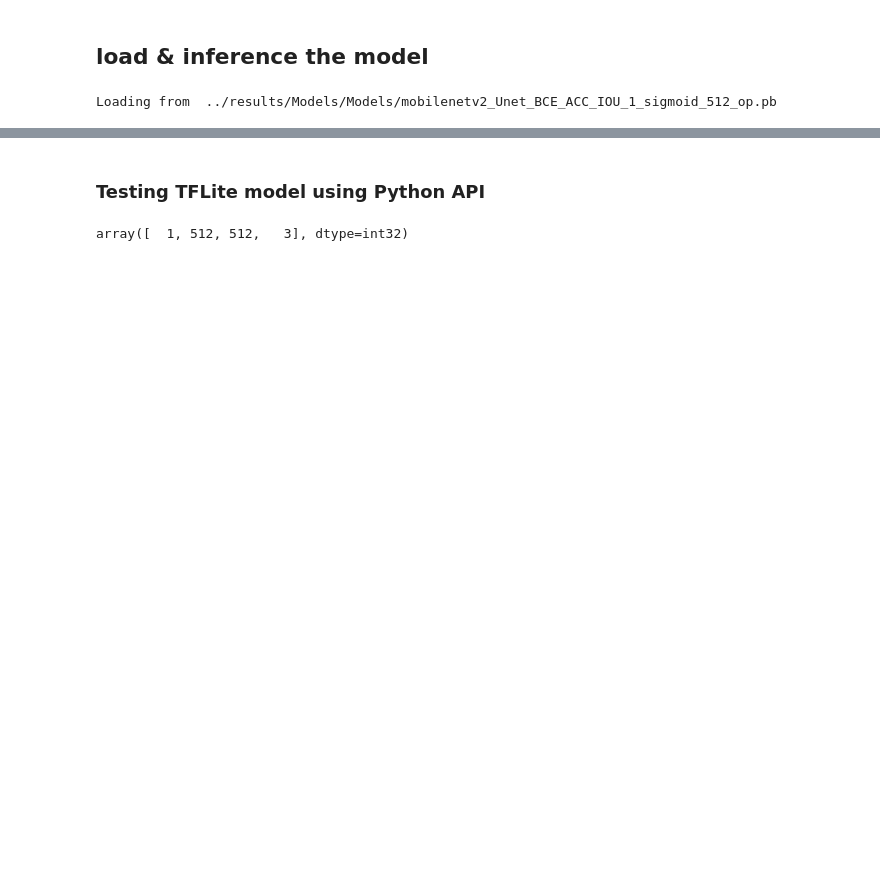
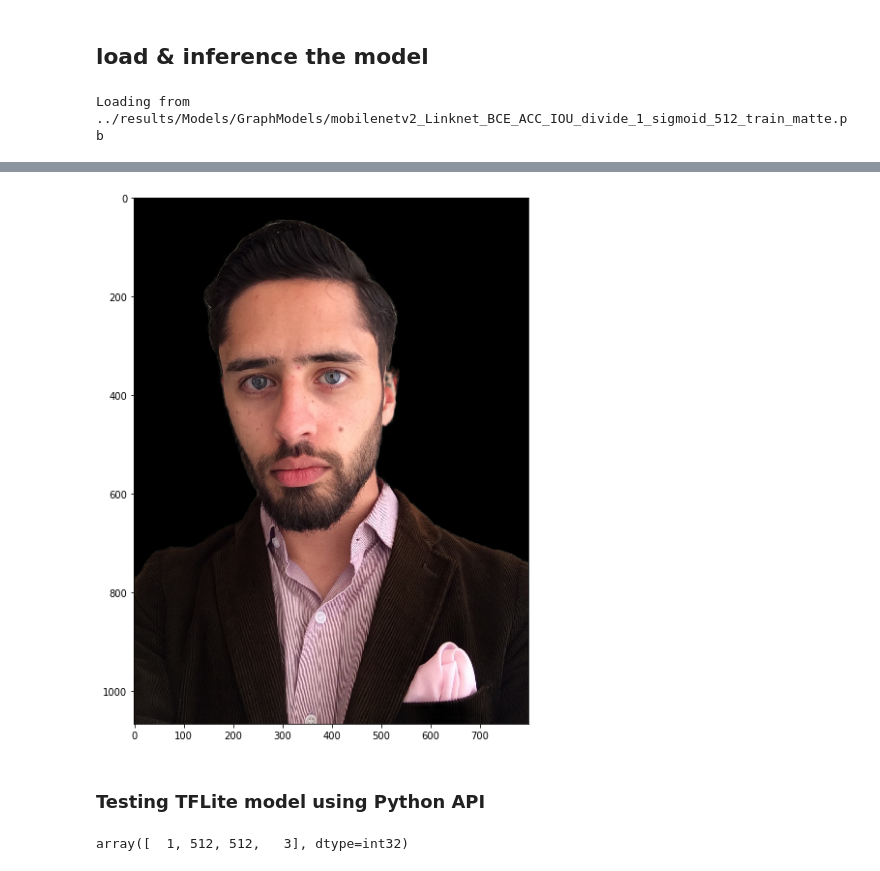
Before and after one commit to BUVANEASH/person_seg_net, a Jupyter notebook: notebooks/keras_convertor.ipynb, the cells around one changed output, grey strips where cells are left out. Cells and saved outputs as stored; diff of their text form; code cells hidden in the pictures; blank space fills up the shorter version.

```diff
--- a/notebooks/keras_convertor.ipynb
+++ b/notebooks/keras_convertor.ipynb
@@ -65,3 +76,6 @@ Loading from  ../results/Models/Models/mobilenetv2_Unet_BCE_ACC_IOU_1_sigmoid_51
+# %%
+model.compile('sgd', loss='binary_crossentropy', metrics=['accuracy'])
+model.save(os.path.join(MODEL_PATH_,keras_filename))
 # %%
 model.summary()
 # %% [output]
@@ -230,0 +259,7 @@ attr {
+# %%
+converter = tf.lite.TFLiteConverter.from_keras_model_file(os.path.join(MODEL_PATH_,keras_filename))
+converter.target_ops = [tf.lite.OpsSet.TFLITE_BUILTINS,
+                        tf.lite.OpsSet.SELECT_TF_OPS]
+tflite_model = converter.convert()
+with open(os.path.join(MODEL_PATH,tflite_filename), "wb") as f:
+    f.write(tflite_model)
@@ -230,0 +271,8 @@ attr {
+# %%
+converter_Q = tf.lite.TFLiteConverter.from_keras_model_file(os.path.join(MODEL_PATH_,keras_filename))
+converter_Q.target_ops = [tf.lite.OpsSet.TFLITE_BUILTINS,
+                        tf.lite.OpsSet.SELECT_TF_OPS]
+converter_Q.post_training_quantize=True
+tflite_Q_model = converter_Q.convert()
+with open(os.path.join(MODEL_PATH,tflite_Q_filename), "wb") as f:
+    f.write(tflite_Q_model)
@@ -231,6 +284,8 @@ attr {
 # %%
 # Converting a tf.keras model.
 converter = tf.lite.TFLiteConverter.from_session(K.get_session(), model.inputs, model.outputs)
+converter.target_ops = [tf.lite.OpsSet.TFLITE_BUILTINS,
+                        tf.lite.OpsSet.SELECT_TF_OPS]
 tflite_model = converter.convert()
 with open(os.path.join(MODEL_PATH,tflite_filename), "wb") as f:
     f.write(tflite_model)
@@ -374,21 +435,22 @@ for f in fnames:
 # %%
 # load model from pb file
 #with tf.gfile.GFile(os.path.join(MODEL_PATH,pb_op_filename),'rb') as f:
-with tf.gfile.GFile(os.path.join(MODEL_PATH,pb_op_filename),'rb') as f:
+pb_op_filename = "/media/new_hdd2/seg_net/results/Models/GraphModels/mobilenetv2_Linknet_BCE_ACC_IOU_divide_1_sigmoid_512_train_matte_Qotp.pb"
+with tf.gfile.GFile(os.path.join(MODEL_PATH,pb_filename),'rb') as f:
     graph_def = tf.GraphDef()
     graph_def.ParseFromString(f.read())
     sess.graph.as_default()
     g_in = tf.import_graph_def(graph_def)
-print("Loading from ",os.path.join(MODEL_PATH,pb_op_filename))
+print("Loading from ",os.path.join(MODEL_PATH,pb_filename))
 # %% [output]
-Loading from  ../results/Models/Models/mobilenetv2_Unet_BCE_ACC_IOU_1_sigmoid_512_op.pb
+Loading from  ../results/Models/GraphModels/mobilenetv2_Linknet_BCE_ACC_IOU_divide_1_sigmoid_512_train_matte.pb
 # %%
 %%time
 # Choose a random image and preprocess for inference.
 i = random.choice(range(0,len(images)))
 img  = images[i]
 img_ = np.expand_dims(cv2.resize(img,INPUT_SHAPE[:2]),axis=0)
-img_ = preprocess_input(img_, imgNorm="divide")
+img_ = preprocess_input(img_, imgNorm=IMGNORM)
 # inference by the model (op name must comes with :0 to specify the index of its output)
 tensor_output = sess.graph.get_tensor_by_name('import/sigmoid/Sigmoid:0')
 tensor_input = sess.graph.get_tensor_by_name('import/input_1:0')
@@ -406,3 +466,4 @@ FailedPreconditionError: Attempting to use uninitialized value import/Conv1/kern
+[figure, added]
 # %%
 sess.close()
 # %% [markdown]
```
Also changed, not shown: parts of 17 cells of this notebook, 4 other files.
